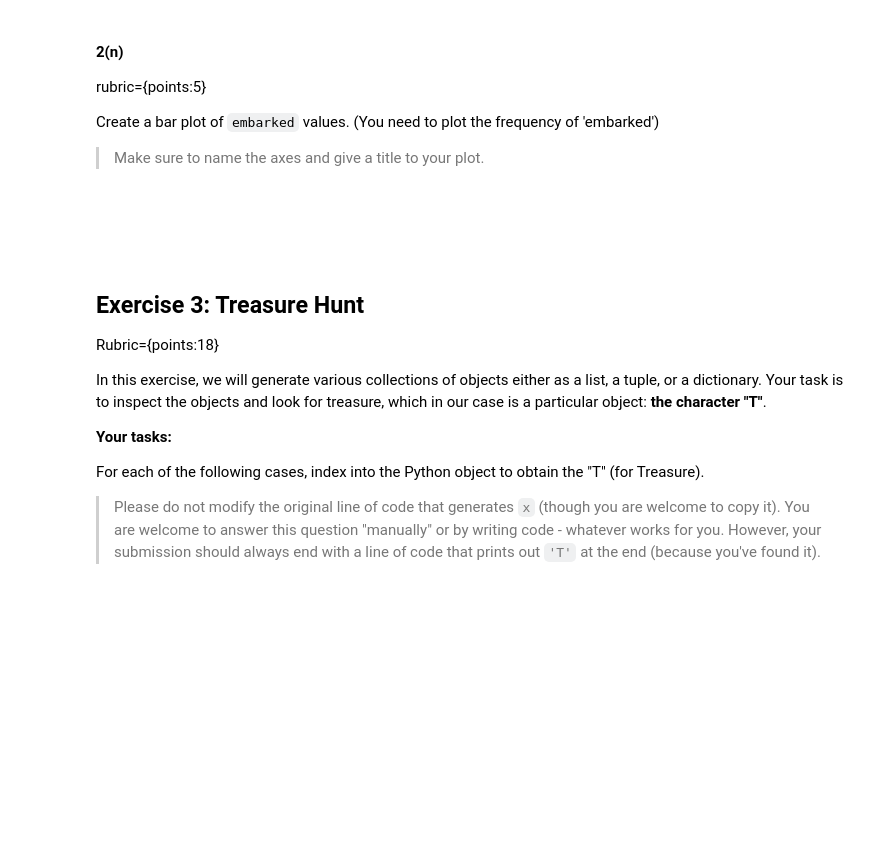
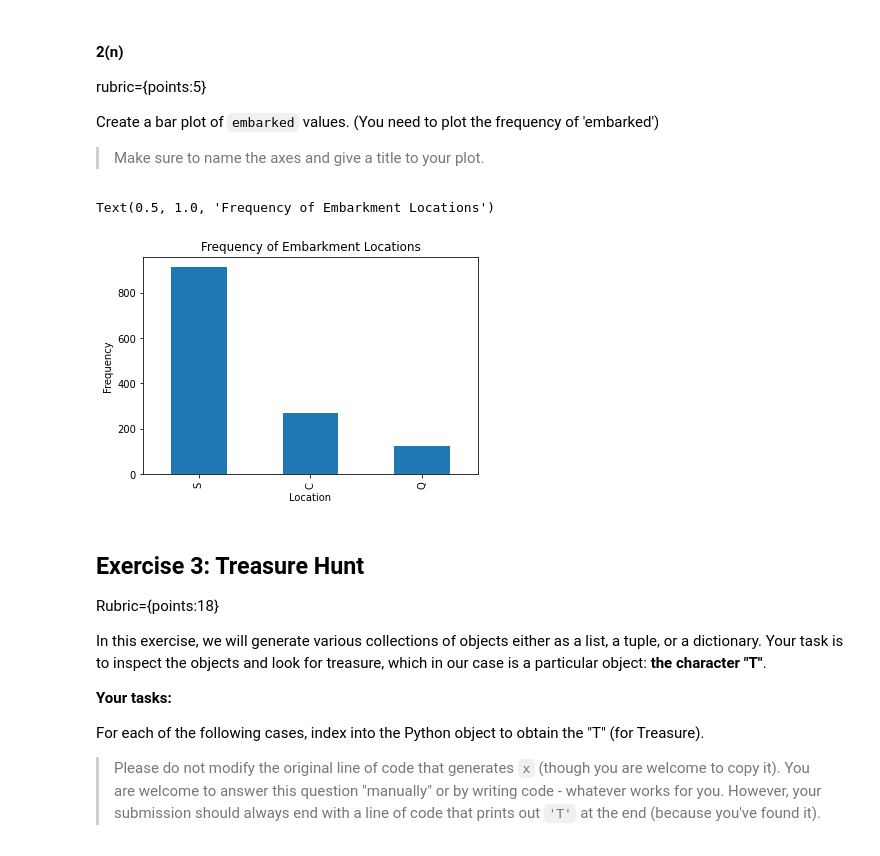
Before and after one commit to CarsonFox/MachineLearning, a Jupyter notebook: HW1/CS4320_hw1.ipynb, the cells around one changed output. Drawn from its saved outputs; the diff is of its cells as text; code cells hidden in the pictures; blank space fills up the shorter version.

```diff
--- a/HW1/CS4320_hw1.ipynb
+++ b/HW1/CS4320_hw1.ipynb
@@ -216,5 +249,11 @@ Create a bar plot of `embarked` values. (You need to plot the frequency of 'emba
-# %% [markdown]
-<br><br>
+# %%
+plot = titanic_df['embarked'].value_counts().plot.bar()
+plot.set_xlabel('Location')
+plot.set_ylabel('Frequency')
+plot.set_title('Frequency of Embarkment Locations')
+# %% [output]
+Text(0.5, 1.0, 'Frequency of Embarkment Locations')
+[figure, added]
 # %% [markdown]
 ## Exercise 3: Treasure Hunt
 Rubric={points:18}
```
Also changed, not shown: parts of 28 cells of this notebook, 1 other file.
